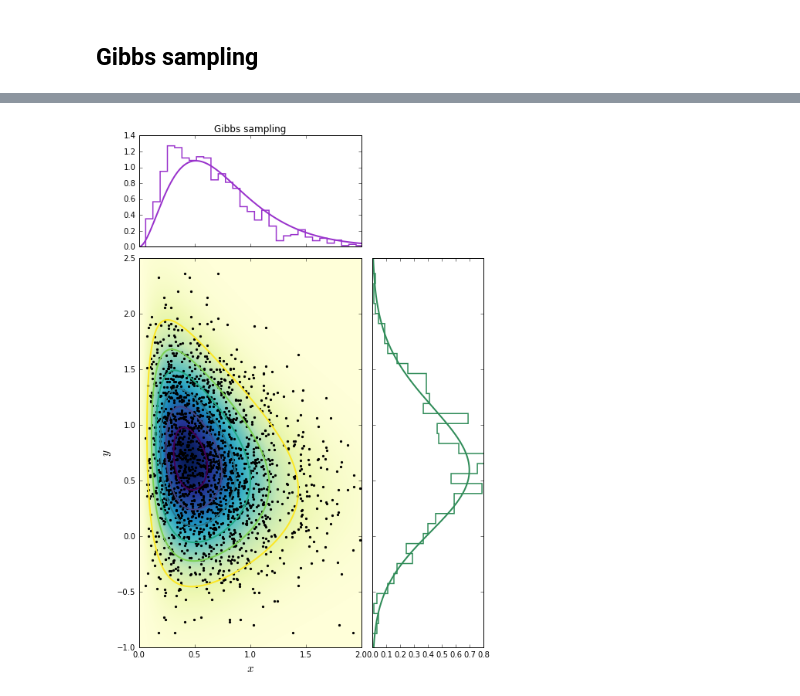
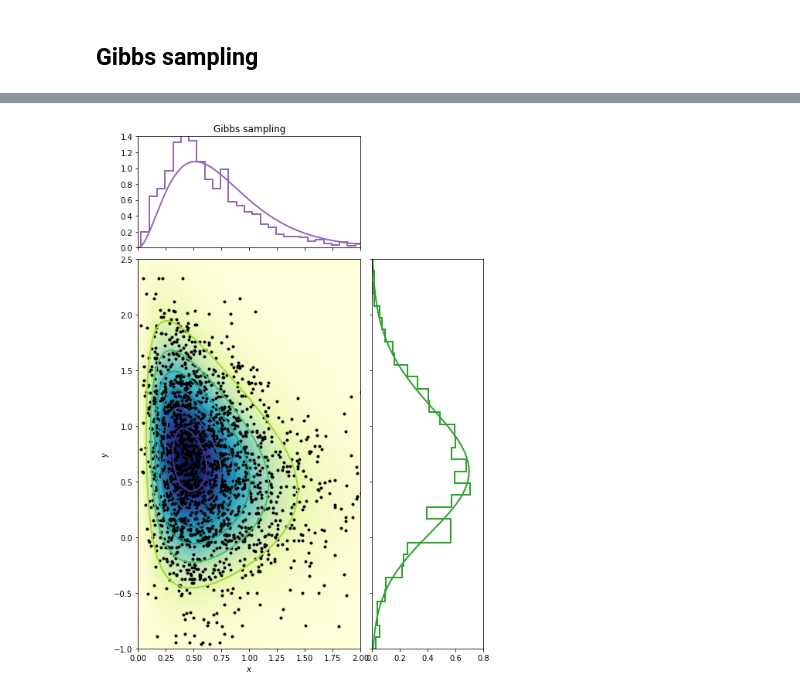
Before and after one commit to florent-leclercq/Bayes_InfoTheory, a Jupyter notebook: MCMC_Gibbs.ipynb, the cells around one changed output, grey strips where cells are left out. Cells and saved outputs as stored; diff of their text form; code cells hidden in the pictures.

```diff
--- a/MCMC_Gibbs.ipynb
+++ b/MCMC_Gibbs.ipynb
@@ -13,7 +13,9 @@ from matplotlib import pyplot as plt
 from matplotlib import gridspec
 from matplotlib.ticker import NullFormatter
 from cycler import cycler
+np.random.seed(123456)
 %matplotlib inline
+plt.rcParams.update({'lines.linewidth': 2})
 # %% [markdown]
 ## The target pdf
 # %%
@@ -113,11 +117,12 @@ plt.show()
 # %%
-plt.rc('axes', prop_cycle=(cycler('color', [plt.cm.viridis(i) for i in np.linspace(0.1,0.9,11)])))
-plt.ylim(0.,1.05)
-plt.xlabel("$y$",size=15)
-for this_x in np.linspace(xmin,xmax,11):
-    plt.plot(y,target_conditional_y_given_xN(y,x=this_x),label='x='+str(this_x),linewidth=2.)
-plt.plot(y,target_marginal_yN(y),linewidth=2.,color='red',linestyle='--',label='marginal')
-plt.title("Conditionals given $x$ and marginal")
-plt.legend(frameon=False,loc='center left',bbox_to_anchor=(1, 0.5))
+fig, ax = plt.subplots(figsize=(10,6))
+ax.set_prop_cycle(cycler('color', [plt.cm.viridis(i) for i in np.linspace(0.1,0.9,11)]))
+ax.set_ylim([0.,1.05])
+ax.set_xlabel("$y$")
+for this_x in np.array((0.0,0.2,0.4,0.6,0.8,1.0,1.2,1.4,1.6,1.8,2.0)):
+    ax.plot(y,target_conditional_y_given_xN(y,x=this_x),label='x='+str(this_x))
+ax.plot(y,target_marginal_yN(y),color='red',linestyle='--',label='marginal')
+ax.set_title("Conditionals given $x$ and marginal")
+ax.legend(frameon=False,loc='center left',bbox_to_anchor=(1, 0.5))
 plt.show()
 # %% [output]
@@ -170,40 +180,41 @@ left_h = left + width + 0.1
 bottom_h = bottom + height + 0.1
 
 rect_pdf = [left, bottom, width, height]
 rect_pdfx = [left, bottom_h, width, 1.]
 rect_pdfy = [left_h, bottom, 1., height]
 
 # start with a rectangular Figure
 plt.figure(1, figsize=(2, 2))
 
 ax = plt.axes(rect_pdf)
 axpdfx = plt.axes(rect_pdfx)
 axpdfy = plt.axes(rect_pdfy)
 
 # no labels
 axpdfx.xaxis.set_major_formatter(nullfmt)
 axpdfy.yaxis.set_major_formatter(nullfmt)
 
 # the scatter plot:
 ax.set_xlim(xmin,xmax)
 ax.set_ylim(ymin,ymax)
-ax.set_xlabel("$x$",size=15)
-ax.set_ylabel("$y$",size=15)
+ax.set_xlabel("$x$")
+ax.set_ylabel("$y$")
 ax.imshow(Z,extent=(xmin,xmax,ymin,ymax),origin='lower',cmap='YlGnBu')
-ax.contour(X,Y,Z,extent=(xmin,xmax,ymin,ymax),origin='lower',linewidths=2,cmap='viridis_r')
+ax.contour(X,Y,Z,extent=(xmin,xmax,ymin,ymax),origin='lower',cmap='viridis_r')
 ax.scatter(samples_x,samples_y,marker='.',color='black')
 
+# the histograms:
 axpdfx.set_xlim(xmin,xmax)
-axpdfx.set_ylim(0,1.4)
-axpdfx.plot(x,target_marginal_x(x)/Nx,linewidth=2.,color='darkorchid')
-axpdfx.hist(samples_x,40,normed=True,histtype='step',color='darkorchid',linewidth=1.5)
+axpdfx.set_ylim([0,1.4])
+axpdfx.plot(x,target_marginal_x(x)/Nx,color='C4')
+axpdfx.hist(samples_x,40,density=True,histtype='step',color='C4',linewidth=2.)
 
-axpdfy.set_xlim(0,0.8)
+axpdfy.set_xlim([0,0.8])
 axpdfy.set_ylim(ymin,ymax)
-axpdfy.plot(target_marginal_y(y)/Ny,y,linewidth=2.,color='seagreen')
-axpdfy.hist(samples_y,40,normed=True,histtype='step',color='seagreen',linewidth=1.5,orientation='horizontal')
+axpdfy.plot(target_marginal_y(y)/Ny,y,color='C2')
+axpdfy.hist(samples_y,40,density=True,histtype='step',color='C2',linewidth=2.,orientation='horizontal')
 
 axpdfx.set_title("Gibbs sampling")
 plt.show()
 # %% [output]
-[figure, old version]
+[figure, new version]
```
Also changed, not shown: parts of 6 cells of this notebook, 1 other file.
